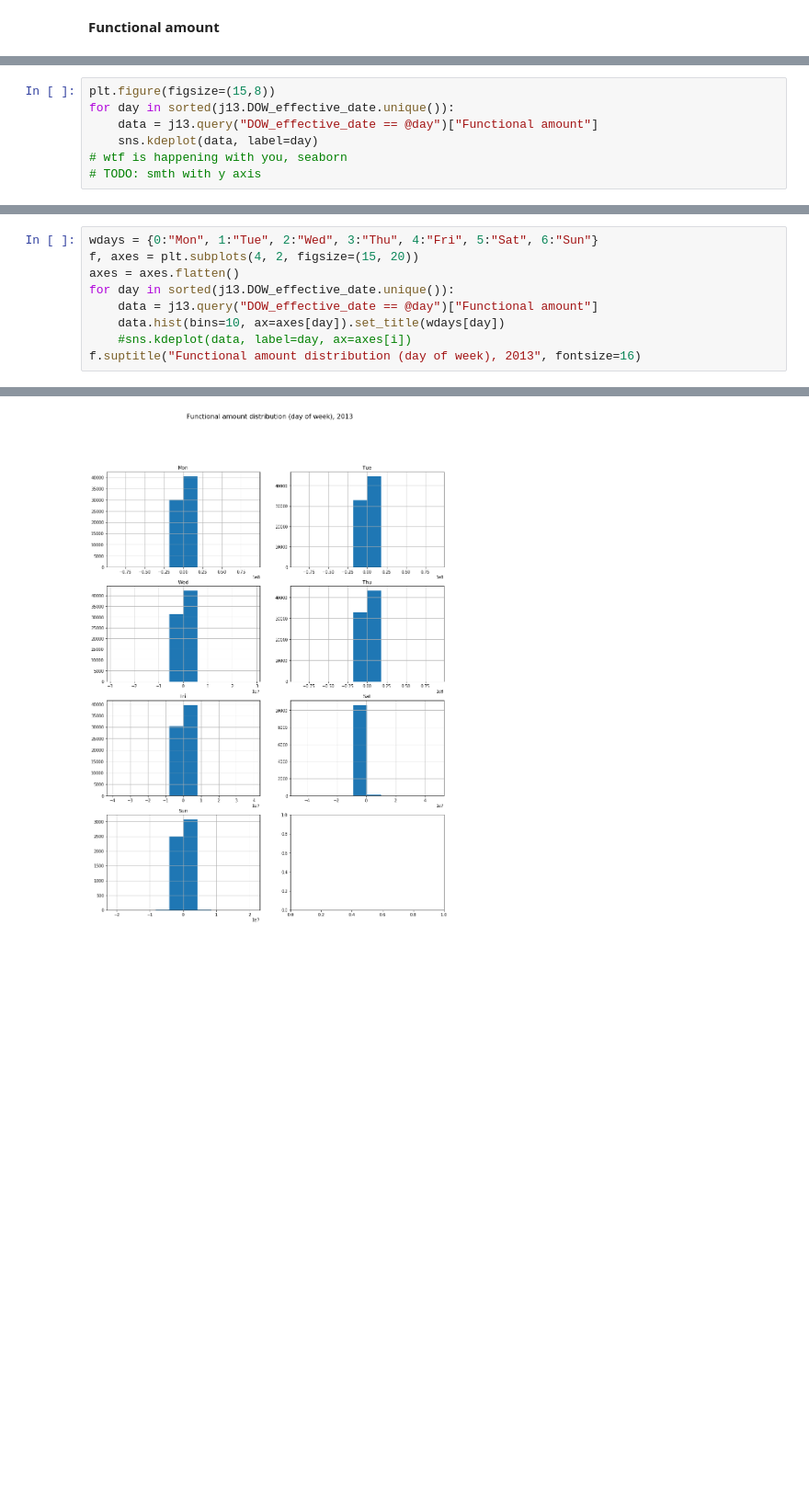
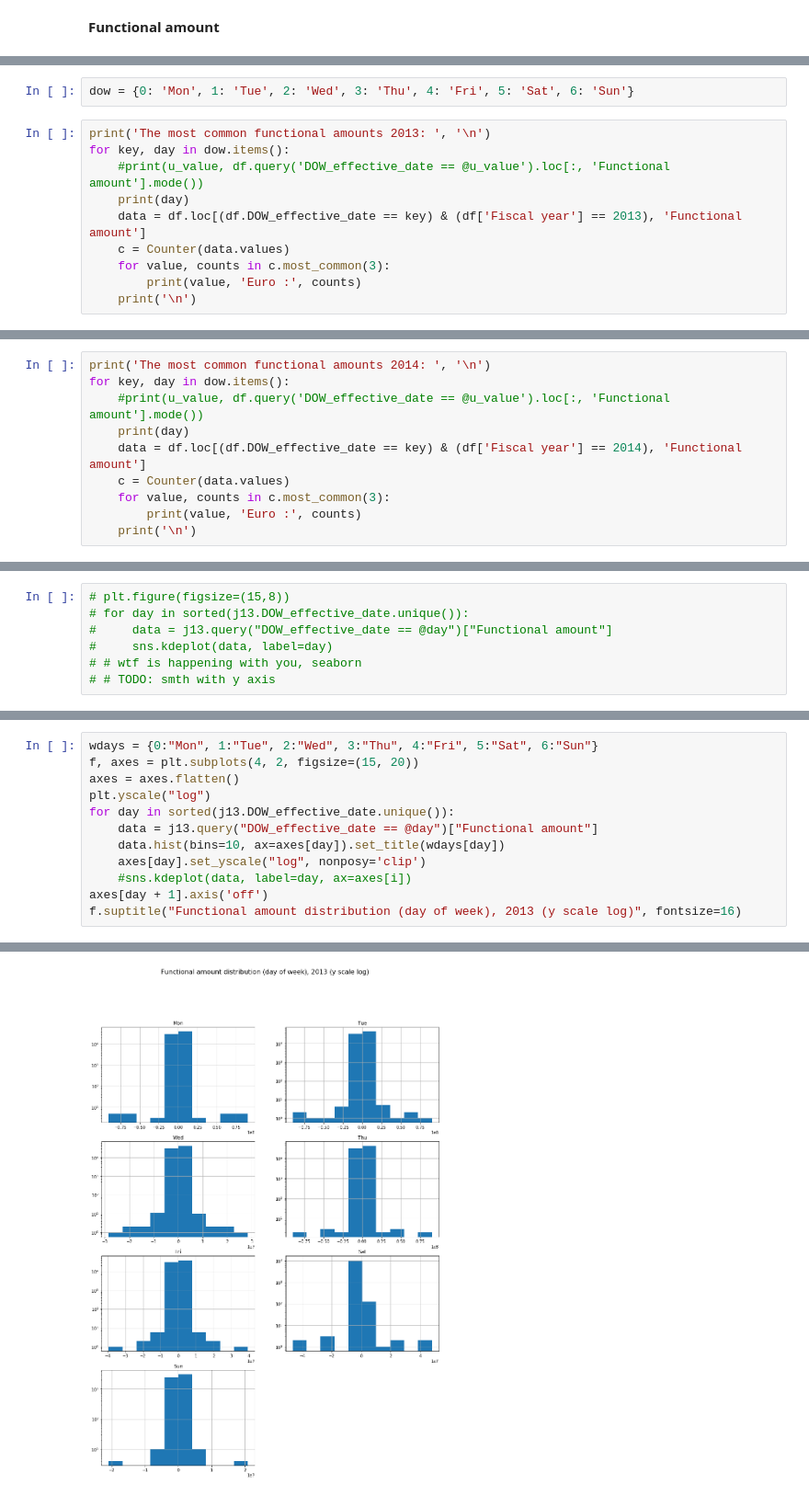
Before and after one commit to DariaDLA/Case-Study-1, a Jupyter notebook: case_study_journal_eda.ipynb, the cells around one changed output, grey strips where cells are left out. Shown: that part at 92% size. Cells and saved outputs as stored; diff of their text form; blank space fills up the shorter version.

```diff
--- a/case_study_journal_eda.ipynb
+++ b/case_study_journal_eda.ipynb
@@ -152,0 +238,12 @@ dow_counts.loc[2014, "DOW_effective_date"].plot("barh", title="Day of week (effe
+# %%
+dow = {0: 'Mon', 1: 'Tue', 2: 'Wed', 3: 'Thu', 4: 'Fri', 5: 'Sat', 6: 'Sun'}
+# %%
+print('The most common functional amounts 2013: ', '\n')
+for key, day in dow.items():
+    #print(u_value, df.query('DOW_effective_date == @u_value').loc[:, 'Functional amount'].mode())
+    print(day)
+    data = df.loc[(df.DOW_effective_date == key) & (df['Fiscal year'] == 2013), 'Functional amount']
+    c = Counter(data.values)
+    for value, counts in c.most_common(3):
+        print(value, 'Euro :', counts)
+    print('\n')
@@ -152,0 +268,10 @@ dow_counts.loc[2014, "DOW_effective_date"].plot("barh", title="Day of week (effe
+# %%
+print('The most common functional amounts 2014: ', '\n')
+for key, day in dow.items():
+    #print(u_value, df.query('DOW_effective_date == @u_value').loc[:, 'Functional amount'].mode())
+    print(day)
+    data = df.loc[(df.DOW_effective_date == key) & (df['Fiscal year'] == 2014), 'Functional amount']
+    c = Counter(data.values)
+    for value, counts in c.most_common(3):
+        print(value, 'Euro :', counts)
+    print('\n')
@@ -153,7 +296,7 @@ dow_counts.loc[2014, "DOW_effective_date"].plot("barh", title="Day of week (effe
 # %%
-plt.figure(figsize=(15,8))
-for day in sorted(j13.DOW_effective_date.unique()):
-    data = j13.query("DOW_effective_date == @day")["Functional amount"]
-    sns.kdeplot(data, label=day)
-# wtf is happening with you, seaborn
-# TODO: smth with y axis
+# plt.figure(figsize=(15,8))
+# for day in sorted(j13.DOW_effective_date.unique()):
+#     data = j13.query("DOW_effective_date == @day")["Functional amount"]
+#     sns.kdeplot(data, label=day)
+# # wtf is happening with you, seaborn
+# # TODO: smth with y axis
@@ -163,9 +304,12 @@ for day in sorted(j13.DOW_effective_date.unique()):
 wdays = {0:"Mon", 1:"Tue", 2:"Wed", 3:"Thu", 4:"Fri", 5:"Sat", 6:"Sun"}
 f, axes = plt.subplots(4, 2, figsize=(15, 20))
 axes = axes.flatten()
+plt.yscale("log")
 for day in sorted(j13.DOW_effective_date.unique()):
     data = j13.query("DOW_effective_date == @day")["Functional amount"]
     data.hist(bins=10, ax=axes[day]).set_title(wdays[day])
+    axes[day].set_yscale("log", nonposy='clip')
     #sns.kdeplot(data, label=day, ax=axes[i])
-f.suptitle("Functional amount distribution (day of week), 2013", fontsize=16)
+axes[day + 1].axis('off')
+f.suptitle("Functional amount distribution (day of week), 2013 (y scale log)", fontsize=16)
 # %% [output]
@@ -173 +317 @@ Text(0.5, 0.98, 'Functional amount distribution (day of week), 2013')
-[figure, old version]
+[figure, new version]
```
Also changed, not shown: parts of 39 cells of this notebook.
